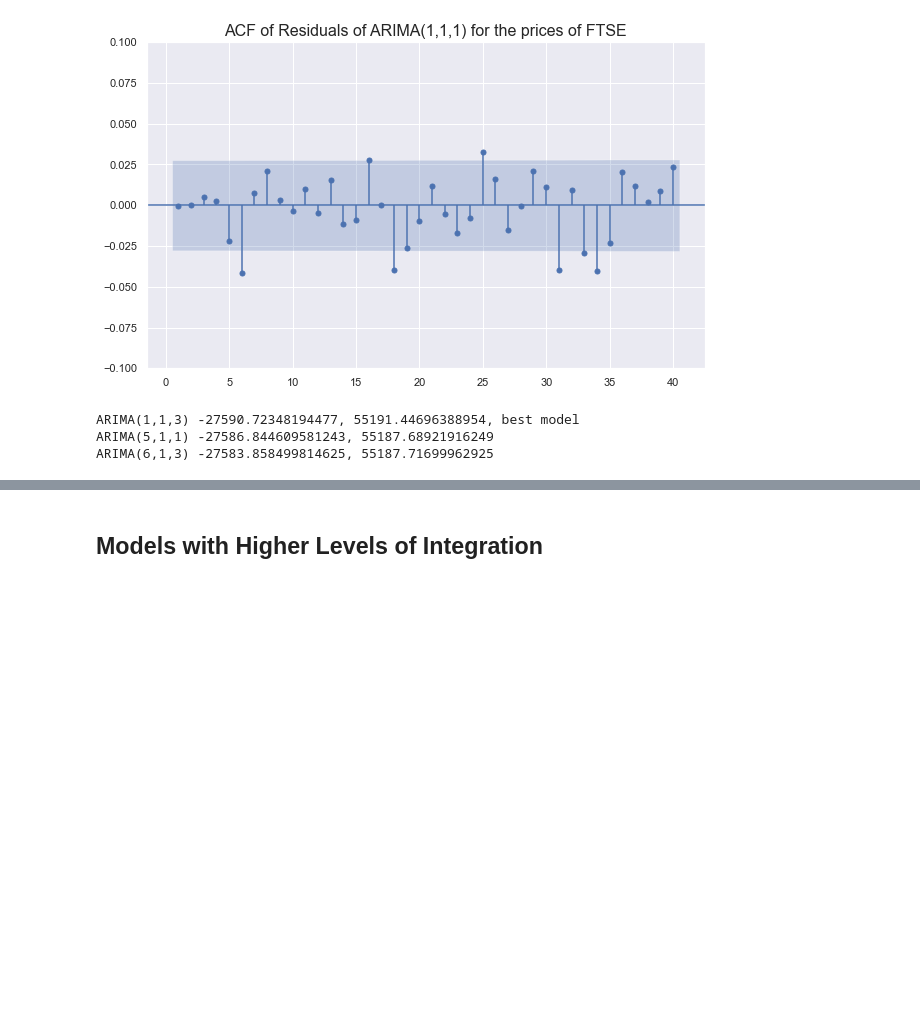
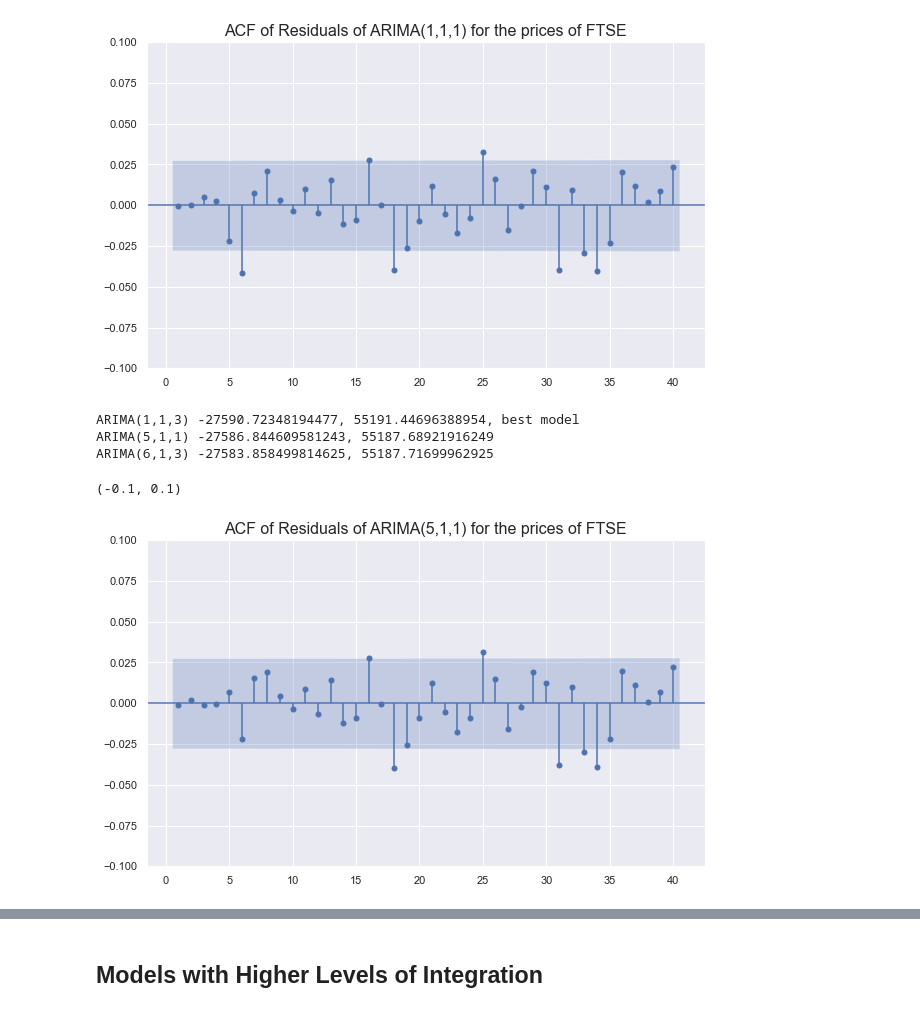
Before and after one commit to lzytimx/Time-Series, a Jupyter notebook: section10.ipynb, the cells around one changed output, grey strips where cells are left out. Cells and saved outputs as stored; diff of their text form; code cells hidden in the pictures; blank space fills up the shorter version.

```diff
--- a/section10.ipynb
+++ b/section10.ipynb
@@ -146,3 +146,11 @@ print(f"ARIMA(6,1,3) {results_price_arima_613.llf}, {results_price_arima_613.aic
 ARIMA(1,1,3) -27590.72348194477, 55191.44696388954, best model
 ARIMA(5,1,1) -27586.844609581243, 55187.68921916249
 ARIMA(6,1,3) -27583.858499814625, 55187.71699962925
+# %%
+fig, ax = plt.subplots(figsize=(10,6))
+sgt.plot_acf(results_price_arima_511.resid[1:], lags=40, zero=False, ax=ax)
+plt.title("ACF of Residuals of ARIMA(5,1,1) for the prices of FTSE", size=16)
+plt.ylim(-0.1, 0.1)
+# %% [output]
+(-0.1, 0.1)
+[figure, added]
```
Also changed, not shown: parts of 16 cells of this notebook, 1 other file.
